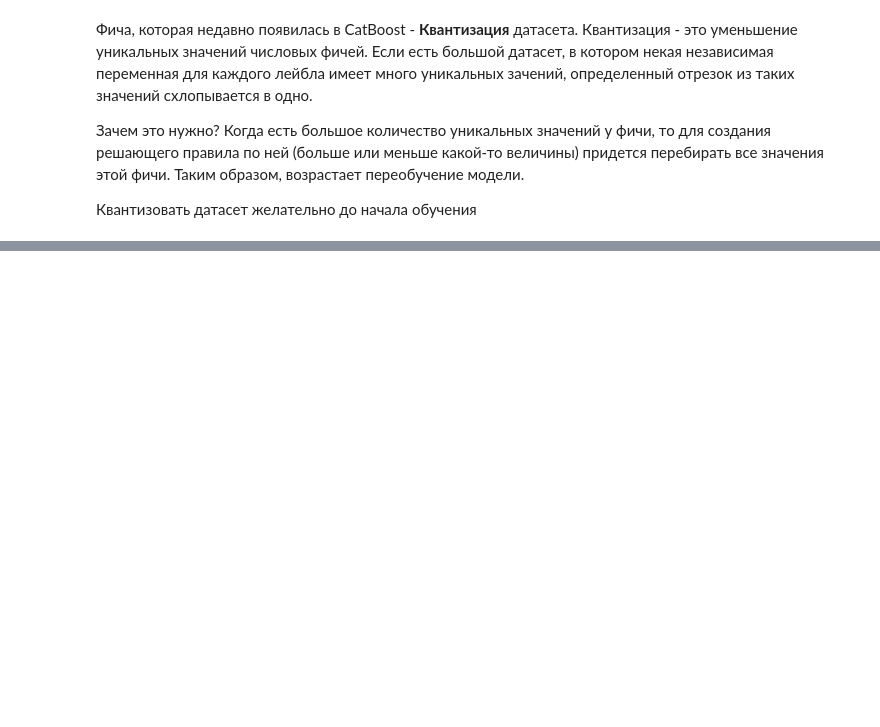
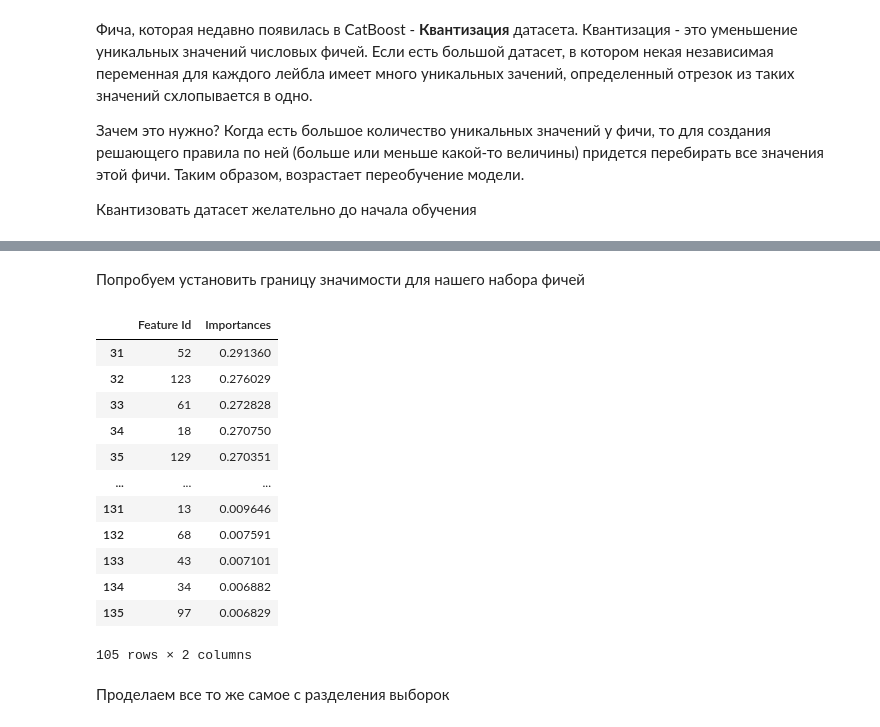
Before and after one commit to aboronilov/catboost_regression, a Jupyter notebook: catboost_regression.ipynb, the cells around one changed output, grey strips where cells are left out. Saved outputs shown, nothing was run; the diff lists cells and outputs as text; code cells hidden in the pictures; blank space fills up the shorter version.

```diff
--- a/catboost_regression.ipynb
+++ b/catboost_regression.ipynb
@@ -153,0 +188,19 @@ Shrink model to first 678 iterations.
+# %% [markdown]
+Попробуем установить границу значимости для нашего набора фичей
+# %%
+low_limit = 0.3
+feature_importances[feature_importances['Importances']<low_limit]
+# %% [output]
+|  | Feature Id | Importances |
+| 31 | 52 | 0.291360 |
+| 32 | 123 | 0.276029 |
+| 33 | 61 | 0.272828 |
+| 34 | 18 | 0.270750 |
+| 35 | 129 | 0.270351 |
+| ... | ... | ... |
+| 131 | 13 | 0.009646 |
+| 132 | 68 | 0.007591 |
+| 133 | 43 | 0.007101 |
+| 134 | 34 | 0.006882 |
+| 135 | 97 | 0.006829 |
+105 rows × 2 columns
@@ -153,0 +216,2 @@ Shrink model to first 678 iterations.
+# %% [markdown]
+Проделаем все то же самое с разделения выборок
```
Also changed, not shown: parts of 12 cells of this notebook.
